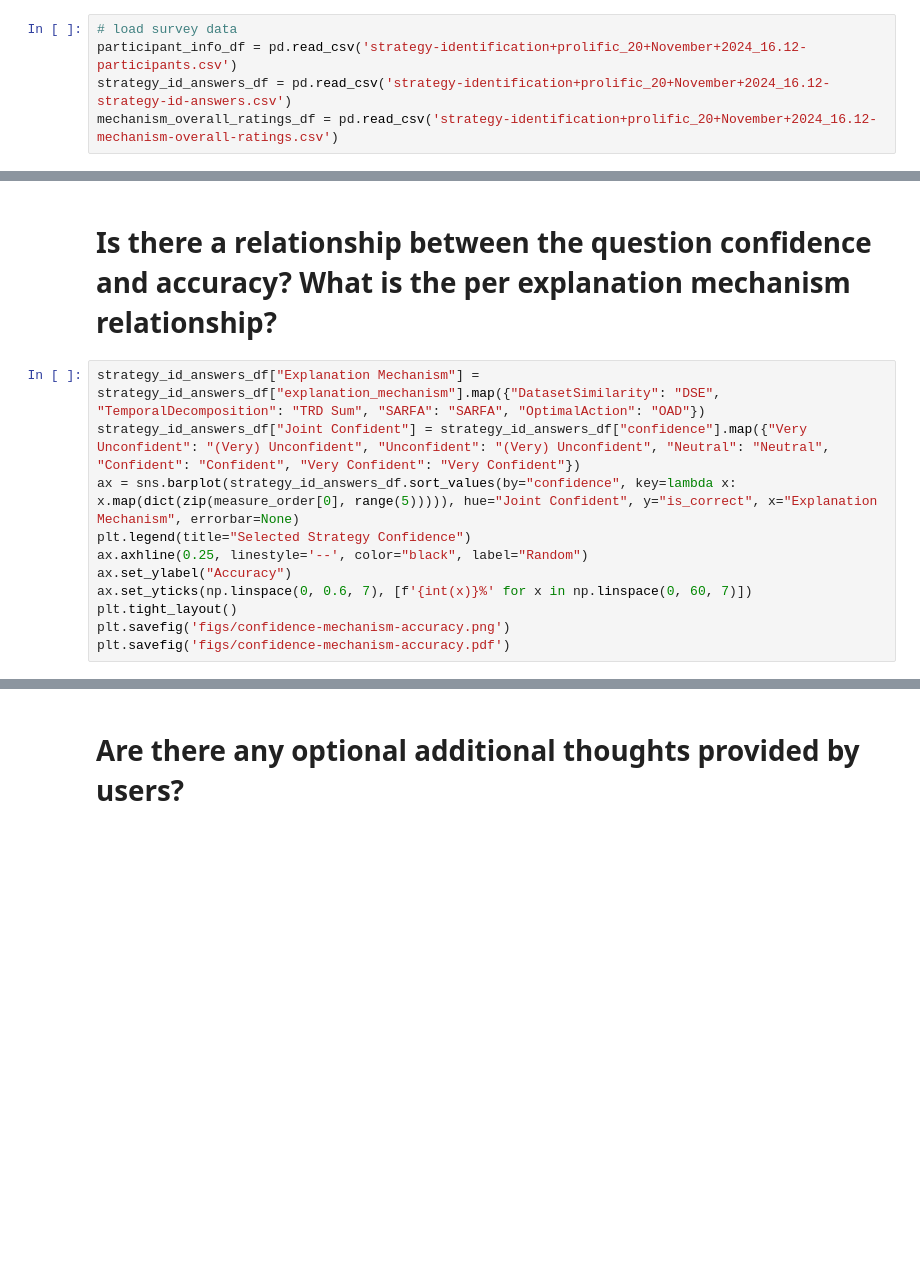
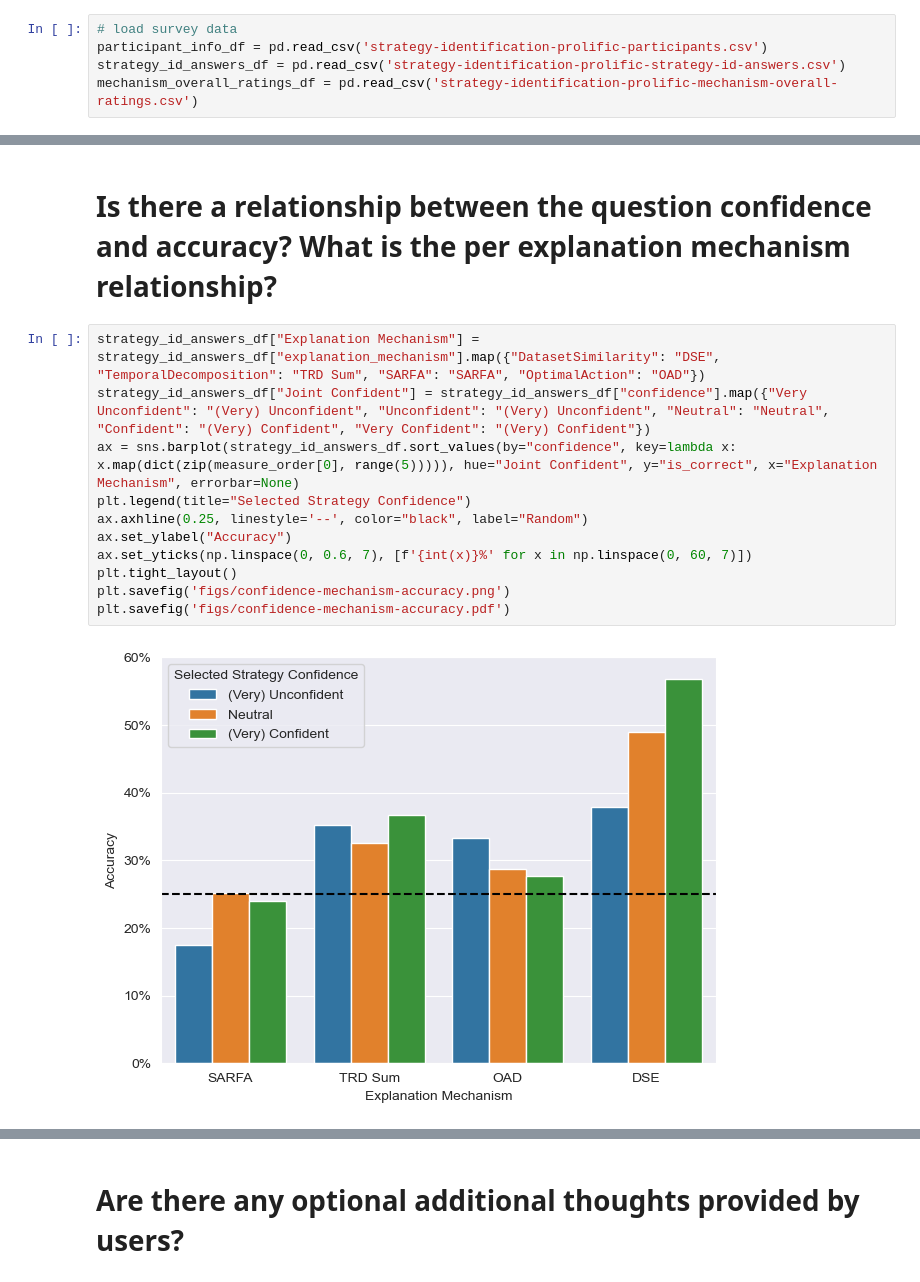
Before and after one commit to pseudo-rnd-thoughts/eval-xrl-goal-identification, a Jupyter notebook: survey/analyse_user_ratings.ipynb, the cells around one changed output, grey strips where cells are left out. Cells and saved outputs as stored; diff of their text form; blank space fills up the shorter version.

```diff
--- a/survey/analyse_user_ratings.ipynb
+++ b/survey/analyse_user_ratings.ipynb
@@ -9,9 +9,9 @@ import matplotlib.patches as patches
 import itertools
 # %%
 # load survey data
-participant_info_df = pd.read_csv('strategy-identification+prolific_20+November+2024_16.12-participants.csv')
-strategy_id_answers_df = pd.read_csv('strategy-identification+prolific_20+November+2024_16.12-strategy-id-answers.csv')
-mechanism_overall_ratings_df = pd.read_csv('strategy-identification+prolific_20+November+2024_16.12-mechanism-overall-ratings.csv')
+participant_info_df = pd.read_csv('strategy-identification-prolific-participants.csv')
+strategy_id_answers_df = pd.read_csv('strategy-identification-prolific-strategy-id-answers.csv')
+mechanism_overall_ratings_df = pd.read_csv('strategy-identification-prolific-mechanism-overall-ratings.csv')
 # %%
 participant_info_df
 # %% [output]
@@ -386,15 +411,17 @@ pd.merge(strategy_id_answers_df.groupby(["user_id", "explanation_mechanism"])["C
 # Is there a relationship between the question confidence and accuracy? What is the per explanation mechanism relationship?
 # %%
 strategy_id_answers_df["Explanation Mechanism"] = strategy_id_answers_df["explanation_mechanism"].map({"DatasetSimilarity": "DSE", "TemporalDecomposition": "TRD Sum", "SARFA": "SARFA", "OptimalAction": "OAD"})
-strategy_id_answers_df["Joint Confident"] = strategy_id_answers_df["confidence"].map({"Very Unconfident": "(Very) Unconfident", "Unconfident": "(Very) Unconfident", "Neutral": "Neutral", "Confident": "Confident", "Very Confident": "Very Confident"})
+strategy_id_answers_df["Joint Confident"] = strategy_id_answers_df["confidence"].map({"Very Unconfident": "(Very) Unconfident", "Unconfident": "(Very) Unconfident", "Neutral": "Neutral", "Confident": "(Very) Confident", "Very Confident": "(Very) Confident"})
 ax = sns.barplot(strategy_id_answers_df.sort_values(by="confidence", key=lambda x: x.map(dict(zip(measure_order[0], range(5))))), hue="Joint Confident", y="is_correct", x="Explanation Mechanism", errorbar=None)
 plt.legend(title="Selected Strategy Confidence")
 ax.axhline(0.25, linestyle='--', color="black", label="Random")
 ax.set_ylabel("Accuracy")
 ax.set_yticks(np.linspace(0, 0.6, 7), [f'{int(x)}%' for x in np.linspace(0, 60, 7)])
 plt.tight_layout()
 plt.savefig('figs/confidence-mechanism-accuracy.png')
 plt.savefig('figs/confidence-mechanism-accuracy.pdf')
+# %% [output]
+[figure, added]
 # %%
 df1 = strategy_id_answers_df.groupby(["explanation_mechanism", "Joint Confident"]).agg({"is_correct": "mean"}).reset_index().pivot(index="explanation_mechanism", columns="Joint Confident", values="is_correct")
 df2 = strategy_id_answers_df.groupby(["explanation_mechanism", "Joint Confident"]).agg({"user_id": "count"}).reset_index().pivot(index="explanation_mechanism", columns="Joint Confident", values="user_id")
```
Also changed, not shown: parts of 8 cells of this notebook, 14 other files.
